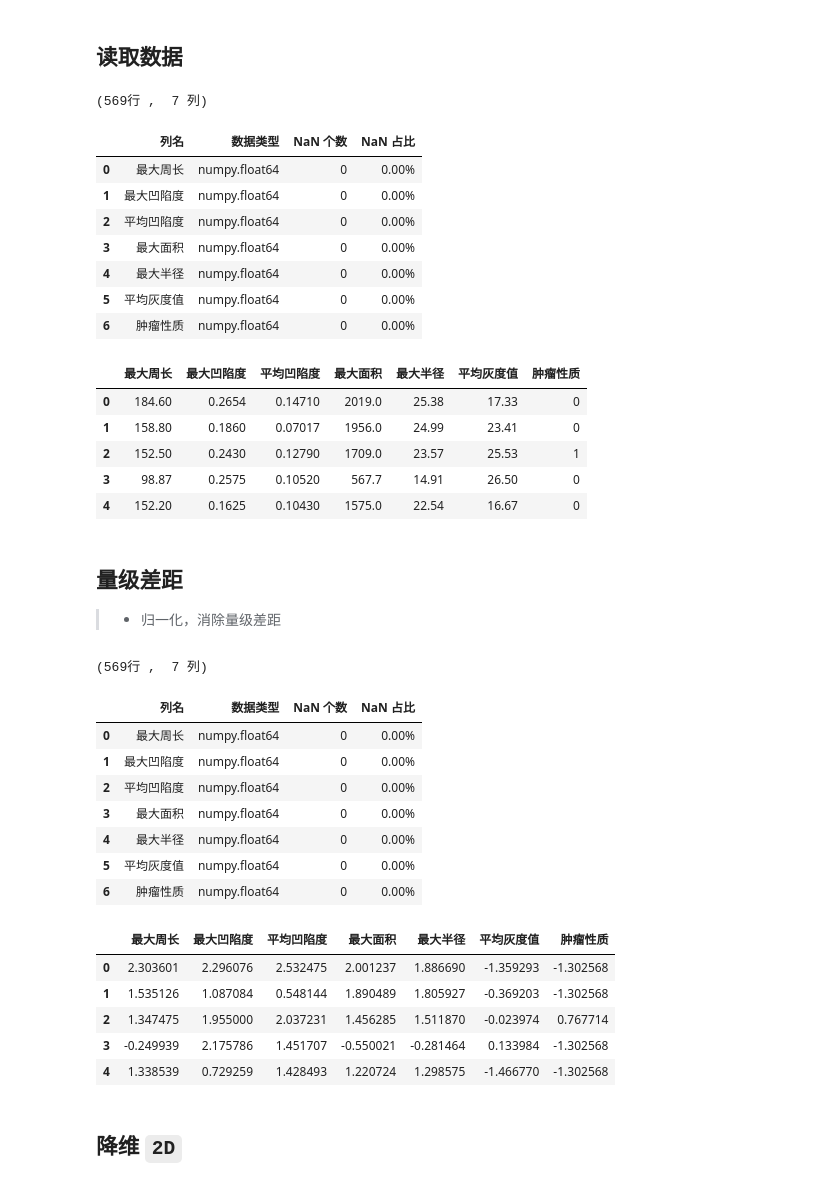
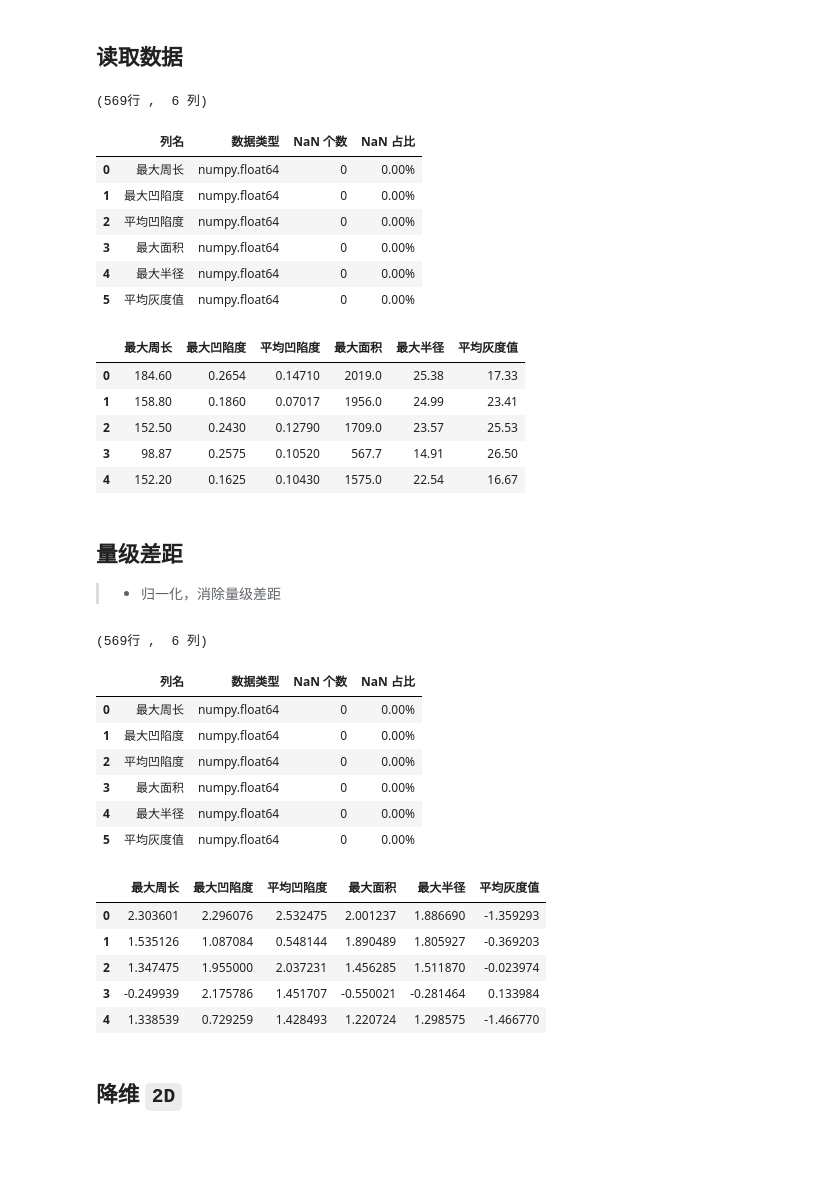
Before and after one commit to haitao9833/haitaoPython, a Jupyter notebook: model_PCA.ipynb, the cells around one changed output. Saved outputs shown, nothing was run; the diff lists cells and outputs as text; code cells hidden in the pictures; blank space fills up the shorter version.

```diff
--- a/model_PCA.ipynb
+++ b/model_PCA.ipynb
@@ -75,25 +75,24 @@ X_new_1 =  0.470 * X1 +  0.883 * X2
 # %% [markdown]
 ## 读取数据
 # %%
-data = read_ex(r'data\肿瘤数据.xlsx')
+data = read_ex(r'data\肿瘤数据.xlsx').drop(columns = '肿瘤性质')
 allCol(data)
 data.head()
 # %% [output]
-(569行 ,  7 列)
+(569行 ,  6 列)
 |  | 列名 | 数据类型 | NaN 个数 | NaN 占比 |
 | 0 | 最大周长 | numpy.float64 | 0 | 0.00% |
 | 1 | 最大凹陷度 | numpy.float64 | 0 | 0.00% |
 | 2 | 平均凹陷度 | numpy.float64 | 0 | 0.00% |
 | 3 | 最大面积 | numpy.float64 | 0 | 0.00% |
 | 4 | 最大半径 | numpy.float64 | 0 | 0.00% |
 | 5 | 平均灰度值 | numpy.float64 | 0 | 0.00% |
-| 6 | 肿瘤性质 | numpy.float64 | 0 | 0.00% |
-|  | 最大周长 | 最大凹陷度 | 平均凹陷度 | 最大面积 | 最大半径 | 平均灰度值 | 肿瘤性质 |
-| 0 | 184.60 | 0.2654 | 0.14710 | 2019.0 | 25.38 | 17.33 | 0 |
-| 1 | 158.80 | 0.1860 | 0.07017 | 1956.0 | 24.99 | 23.41 | 0 |
-| 2 | 152.50 | 0.2430 | 0.12790 | 1709.0 | 23.57 | 25.53 | 1 |
-| 3 | 98.87 | 0.2575 | 0.10520 | 567.7 | 14.91 | 26.50 | 0 |
-| 4 | 152.20 | 0.1625 | 0.10430 | 1575.0 | 22.54 | 16.67 | 0 |
+|  | 最大周长 | 最大凹陷度 | 平均凹陷度 | 最大面积 | 最大半径 | 平均灰度值 |
+| 0 | 184.60 | 0.2654 | 0.14710 | 2019.0 | 25.38 | 17.33 |
+| 1 | 158.80 | 0.1860 | 0.07017 | 1956.0 | 24.99 | 23.41 |
+| 2 | 152.50 | 0.2430 | 0.12790 | 1709.0 | 23.57 | 25.53 |
+| 3 | 98.87 | 0.2575 | 0.10520 | 567.7 | 14.91 | 26.50 |
+| 4 | 152.20 | 0.1625 | 0.10430 | 1575.0 | 22.54 | 16.67 |
 # %% [markdown]
 ## 量级差距
 >- 归一化，消除量级差距
@@ -102,7 +101,7 @@ data = standardize_mean_var(data)
 allCol(data)
 data.head()
 # %% [output]
-(569行 ,  7 列)
+(569行 ,  6 列)
 |  | 列名 | 数据类型 | NaN 个数 | NaN 占比 |
 | 0 | 最大周长 | numpy.float64 | 0 | 0.00% |
 | 1 | 最大凹陷度 | numpy.float64 | 0 | 0.00% |
@@ -110,13 +109,12 @@ data.head()
 | 3 | 最大面积 | numpy.float64 | 0 | 0.00% |
 | 4 | 最大半径 | numpy.float64 | 0 | 0.00% |
 | 5 | 平均灰度值 | numpy.float64 | 0 | 0.00% |
-| 6 | 肿瘤性质 | numpy.float64 | 0 | 0.00% |
-|  | 最大周长 | 最大凹陷度 | 平均凹陷度 | 最大面积 | 最大半径 | 平均灰度值 | 肿瘤性质 |
-| 0 | 2.303601 | 2.296076 | 2.532475 | 2.001237 | 1.886690 | -1.359293 | -1.302568 |
-| 1 | 1.535126 | 1.087084 | 0.548144 | 1.890489 | 1.805927 | -0.369203 | -1.302568 |
-| 2 | 1.347475 | 1.955000 | 2.037231 | 1.456285 | 1.511870 | -0.023974 | 0.767714 |
-| 3 | -0.249939 | 2.175786 | 1.451707 | -0.550021 | -0.281464 | 0.133984 | -1.302568 |
-| 4 | 1.338539 | 0.729259 | 1.428493 | 1.220724 | 1.298575 | -1.466770 | -1.302568 |
+|  | 最大周长 | 最大凹陷度 | 平均凹陷度 | 最大面积 | 最大半径 | 平均灰度值 |
+| 0 | 2.303601 | 2.296076 | 2.532475 | 2.001237 | 1.886690 | -1.359293 |
+| 1 | 1.535126 | 1.087084 | 0.548144 | 1.890489 | 1.805927 | -0.369203 |
+| 2 | 1.347475 | 1.955000 | 2.037231 | 1.456285 | 1.511870 | -0.023974 |
+| 3 | -0.249939 | 2.175786 | 1.451707 | -0.550021 | -0.281464 | 0.133984 |
+| 4 | 1.338539 | 0.729259 | 1.428493 | 1.220724 | 1.298575 | -1.466770 |
 # %% [markdown]
 ## 降维 `2D`
 # %%
```
Also changed, not shown: parts of 21 cells of this notebook.
